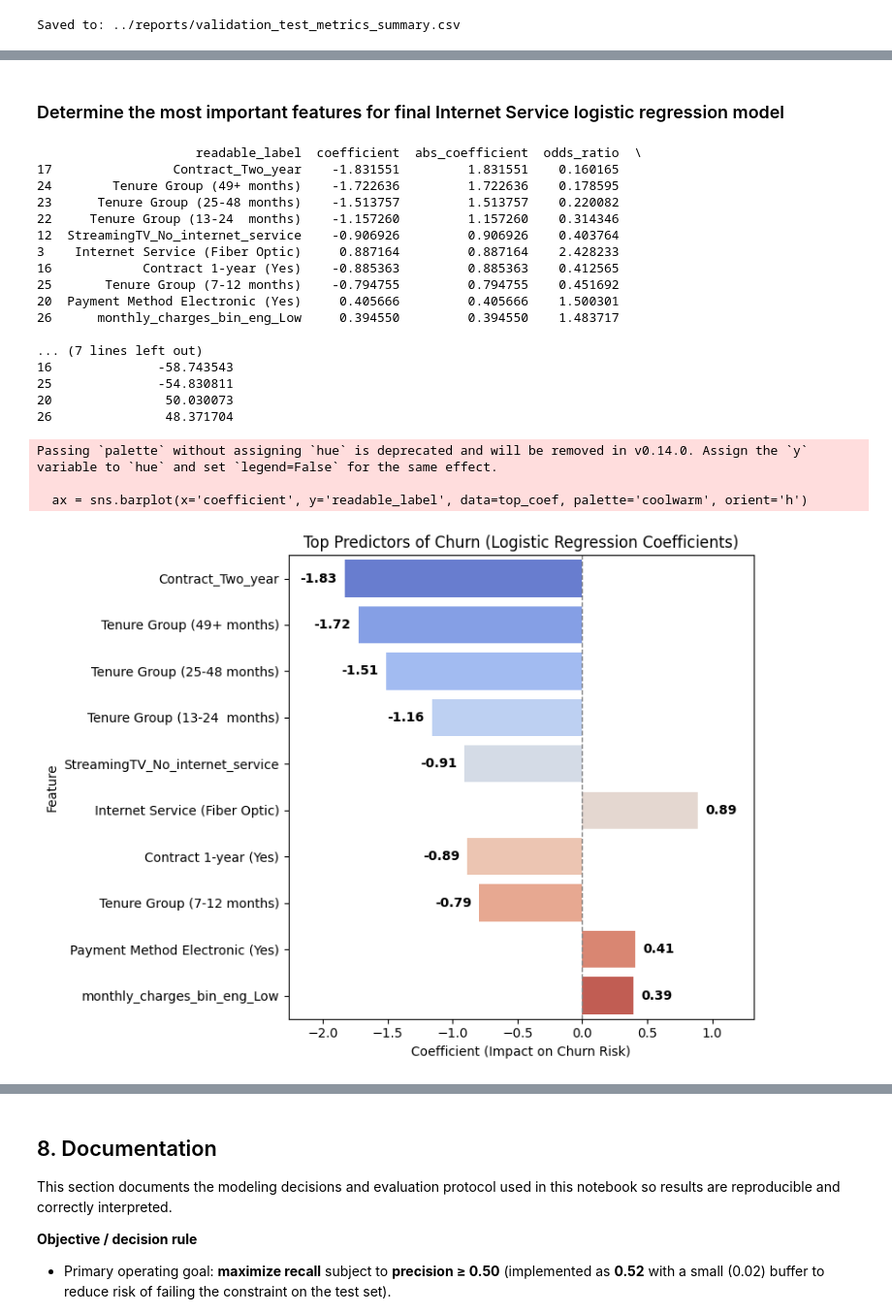
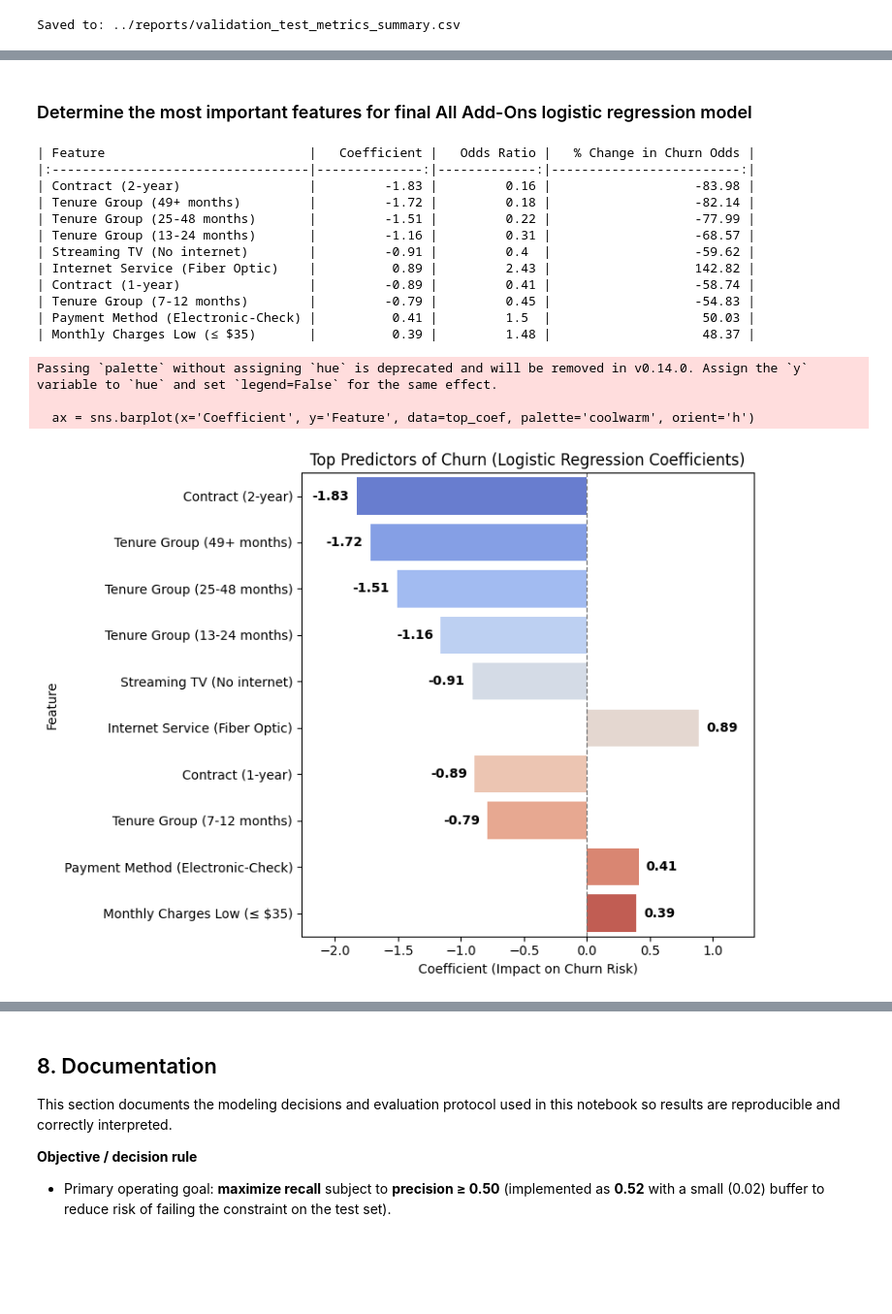
Before and after one commit to amschiltz/springboard_projects, a Jupyter notebook: Capstone_2/notebooks/04_telco_churn_modeling.ipynb, the cells around one changed output, grey strips where cells are left out. Shown at 97% size. Saved outputs shown, nothing was run; the diff lists cells and outputs as text; code cells hidden in the pictures; blank space fills up the shorter version.

```diff
--- a/Capstone_2/notebooks/04_telco_churn_modeling.ipynb
+++ b/Capstone_2/notebooks/04_telco_churn_modeling.ipynb
@@ -1141,7 +1246,7 @@ The table below summarizes key metrics at the 0.4856 probability threshold, comp
 # %% [markdown]
-### Determine the most important features for final Internet Service logistic regression model
+### Determine the most important features for final All Add-Ons logistic regression model
 # %%
-# Determine most important predictors for final Internet Service logistic regression model
+# Determine most important predictors for final All Add-Ons logistic regression model
 
 # Get feature names and coefficients
 feature_names_all_add_ons = X_train_all_add_ons.columns
@@ -1149,15 +1254,15 @@ coefs_all_add_ons = final_logreg_all_add_ons.coef_.flatten()
 
 # Create DataFrame of features and coefficients
 coef_df_all_add_ons = pd.DataFrame({
-    'feature': feature_names_all_add_ons,
-    'coefficient': coefs_all_add_ons,
-    'abs_coefficient': np.abs(coefs_all_add_ons),
-    'odds_ratio': np.exp(coefs_all_add_ons),
-    'percent_change_in_odds': (np.exp(coefs_all_add_ons) - 1) * 100
+    'Feature': feature_names_all_add_ons,
+    'Coefficient': np.round(coefs_all_add_ons, 2),
+    '|Coefficient|': np.round(np.abs(coefs_all_add_ons), 2),
+    'Odds Ratio': np.round(np.exp(coefs_all_add_ons), 2),
+    '% Change in Churn Odds': np.round((np.exp(coefs_all_add_ons) - 1) * 100, 2)
 })
 
 # Sort by absolute value of coefficient (importance)
-coef_df_all_add_ons = coef_df_all_add_ons.sort_values('abs_coefficient', ascending=False)
+coef_df_all_add_ons = coef_df_all_add_ons.sort_values('|Coefficient|', ascending=False)
 # %%
 # Load the column manifest with readable labels
 manifest = pd.read_csv('../references/telco_column_role_manifest_with_labels.csv')
@@ -1167,70 +1272,65 @@ manifest = pd.read_csv('../references/telco_column_role_manifest_with_labels.csv
 feature_map = dict(zip(manifest['column_name'], manifest['readable_label']))
 
 # Map features in coef_df to readable labels
-coef_df_all_add_ons['readable_label'] = coef_df_all_add_ons['feature'].map(feature_map).fillna(coef_df_all_add_ons['feature'])
+coef_df_all_add_ons['Feature'] = coef_df_all_add_ons['Feature'].map(feature_map).fillna(coef_df_all_add_ons['Feature'])
 
 # Display top predictors with readable labels
-print(coef_df_all_add_ons[['readable_label', 'coefficient', 'abs_coefficient', 'odds_ratio', 'percent_change_in_odds']].head(10))
+print(coef_df_all_add_ons[['Feature', 'Coefficient', 'Odds Ratio', '% Change in Churn Odds']].head(10).to_markdown(index=False))
 
 # Save the top predictors with readable labels as a CSV file
-coef_df_all_add_ons[['readable_label', 'coefficient', 'abs_coefficient', 'odds_ratio', 'percent_change_in_odds']].to_csv(
+coef_df_all_add_ons[['Feature', 'Coefficient', 'Odds Ratio', '% Change in Churn Odds']].to_csv(
     '../reports/top_predictors_logreg_all_add_ons.csv', index=False
 )
 # %% [output]
-                     readable_label  coefficient  abs_coefficient  odds_ratio  \
-17                Contract_Two_year    -1.831551         1.831551    0.160165
-24        Tenure Group (49+ months)    -1.722636         1.722636    0.178595
-23      Tenure Group (25-48 months)    -1.513757         1.513757    0.220082
-22     Tenure Group (13-24  months)    -1.157260         1.157260    0.314346
-12  StreamingTV_No_internet_service    -0.906926         0.906926    0.403764
-3    Internet Service (Fiber Optic)     0.887164         0.887164    2.428233
-16            Contract 1-year (Yes)    -0.885363         0.885363    0.412565
-25       Tenure Group (7-12 months)    -0.794755         0.794755    0.451692
-20  Payment Method Electronic (Yes)     0.405666         0.405666    1.500301
-26      monthly_charges_bin_eng_Low     0.394550         0.394550    1.483717
-
-... (7 lines left out)
-16              -58.743543
-25              -54.830811
-20               50.030073
-26               48.371704
+| Feature                           |   Coefficient |   Odds Ratio |   % Change in Churn Odds |
+|:----------------------------------|--------------:|-------------:|-------------------------:|
+| Contract (2-year)                 |         -1.83 |         0.16 |                   -83.98 |
+| Tenure Group (49+ months)         |         -1.72 |         0.18 |                   -82.14 |
+| Tenure Group (25-48 months)       |         -1.51 |         0.22 |                   -77.99 |
+| Tenure Group (13-24 months)       |         -1.16 |         0.31 |                   -68.57 |
+| Streaming TV (No internet)        |         -0.91 |         0.4  |                   -59.62 |
+| Internet Service (Fiber Optic)    |          0.89 |         2.43 |                   142.82 |
+| Contract (1-year)                 |         -0.89 |         0.41 |                   -58.74 |
+| Tenure Group (7-12 months)        |         -0.79 |         0.45 |                   -54.83 |
+| Payment Method (Electronic-Check) |          0.41 |         1.5  |                    50.03 |
+| Monthly Charges Low (≤ $35)       |          0.39 |         1.48 |                    48.37 |
 # %%
 # Plot top predictors for churn from logistic regression model
 
 top_n = 10
 top_coef = coef_df_all_add_ons.head(top_n).copy()
 plt.figure(figsize=(8, 6))  # Wide figure for more space
-ax = sns.barplot(x='coefficient', y='readable_label', data=top_coef, palette='coolwarm', orient='h')
+ax = sns.barplot(x='Coefficient', y='Feature', data=top_coef, palette='coolwarm', orient='h')
 plt.title('Top Predictors of Churn (Logistic Regression Coefficients)')
 plt.xlabel('Coefficient (Impact on Churn Risk)')
 plt.ylabel('Feature')
 plt.axvline(0, color='gray', linestyle='--', linewidth=1)
 
 # Set x-limits to add more space for annotation text
 xlim = ax.get_xlim()
 x_pad = 0.1 * (xlim[1] - xlim[0])
 plt.xlim(xlim[0] - x_pad, xlim[1] + x_pad)
 
 # Annotate each bar with its coefficient value, always outside the bar
-for bar, coef in zip(ax.patches, top_coef['coefficient']):
+for bar, coef in zip(ax.patches, top_coef['Coefficient']):
     x = bar.get_width()
     y = bar.get_y() + bar.get_height() / 2
     if x >= 0:
         text_x = x + 0.02 * (xlim[1] - xlim[0])
         ha = 'left'
     else:
         text_x = x - 0.02 * (xlim[1] - xlim[0])
         ha = 'right'
     ax.text(text_x, y, f'{coef:.2f}', va='center', ha=ha, color='black', fontsize=10, fontweight='bold', clip_on=False)
 
 plt.tight_layout()
 plt.savefig('../reports/figures/top_predictors_logreg_all_add_ons.png', bbox_inches='tight', dpi=300)
 plt.show()
 # %% [output]
 Passing `palette` without assigning `hue` is deprecated and will be removed in v0.14.0. Assign the `y` variable to `hue` and set `legend=False` for the same effect.
 
-  ax = sns.barplot(x='coefficient', y='readable_label', data=top_coef, palette='coolwarm', orient='h')
+  ax = sns.barplot(x='Coefficient', y='Feature', data=top_coef, palette='coolwarm', orient='h')
-[figure, old version]
+[figure, new version]
 # %% [markdown]
 ## 7. Interpretation of Top Coefficients
 
```
Also changed, not shown: parts of 21 cells of this notebook, 10 other files.
